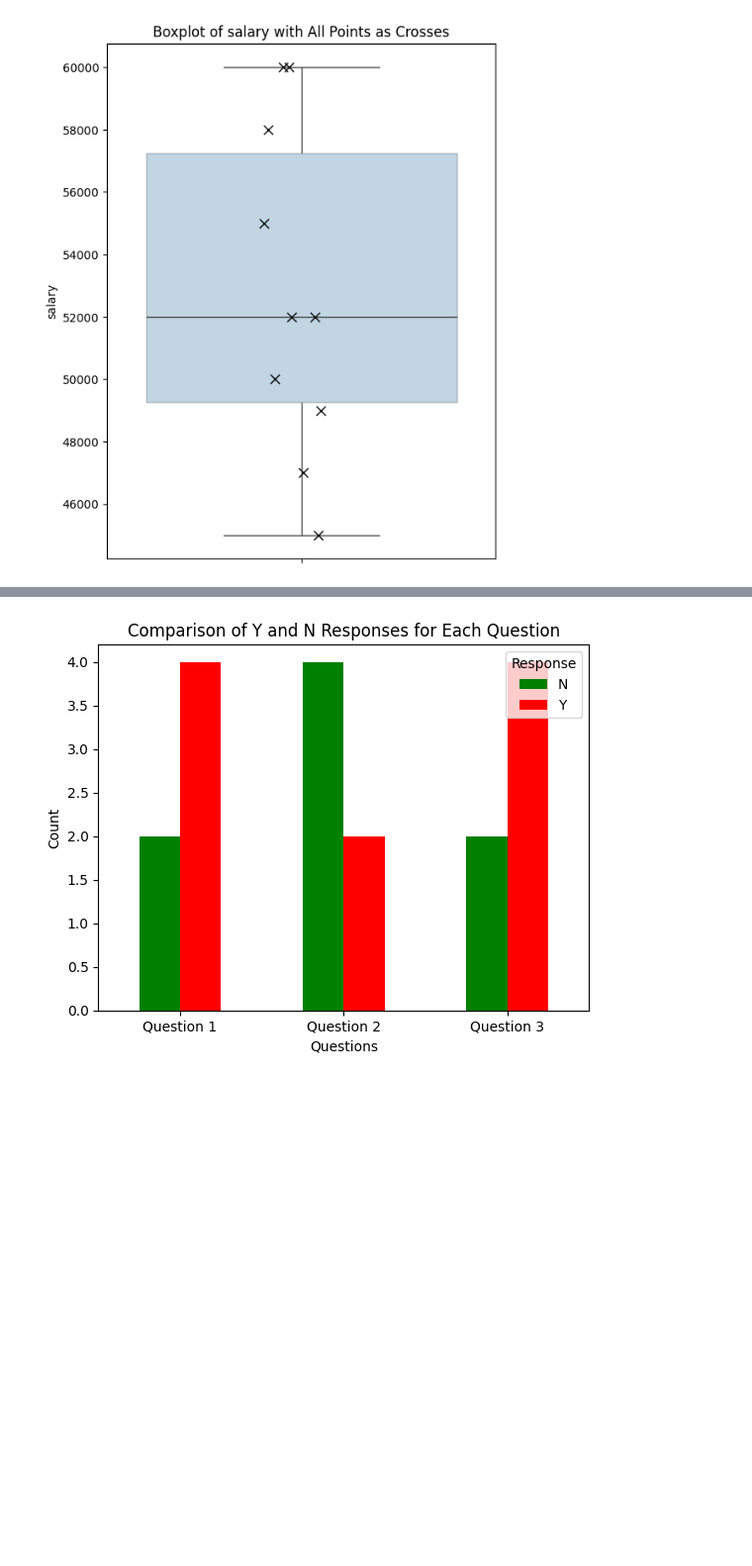
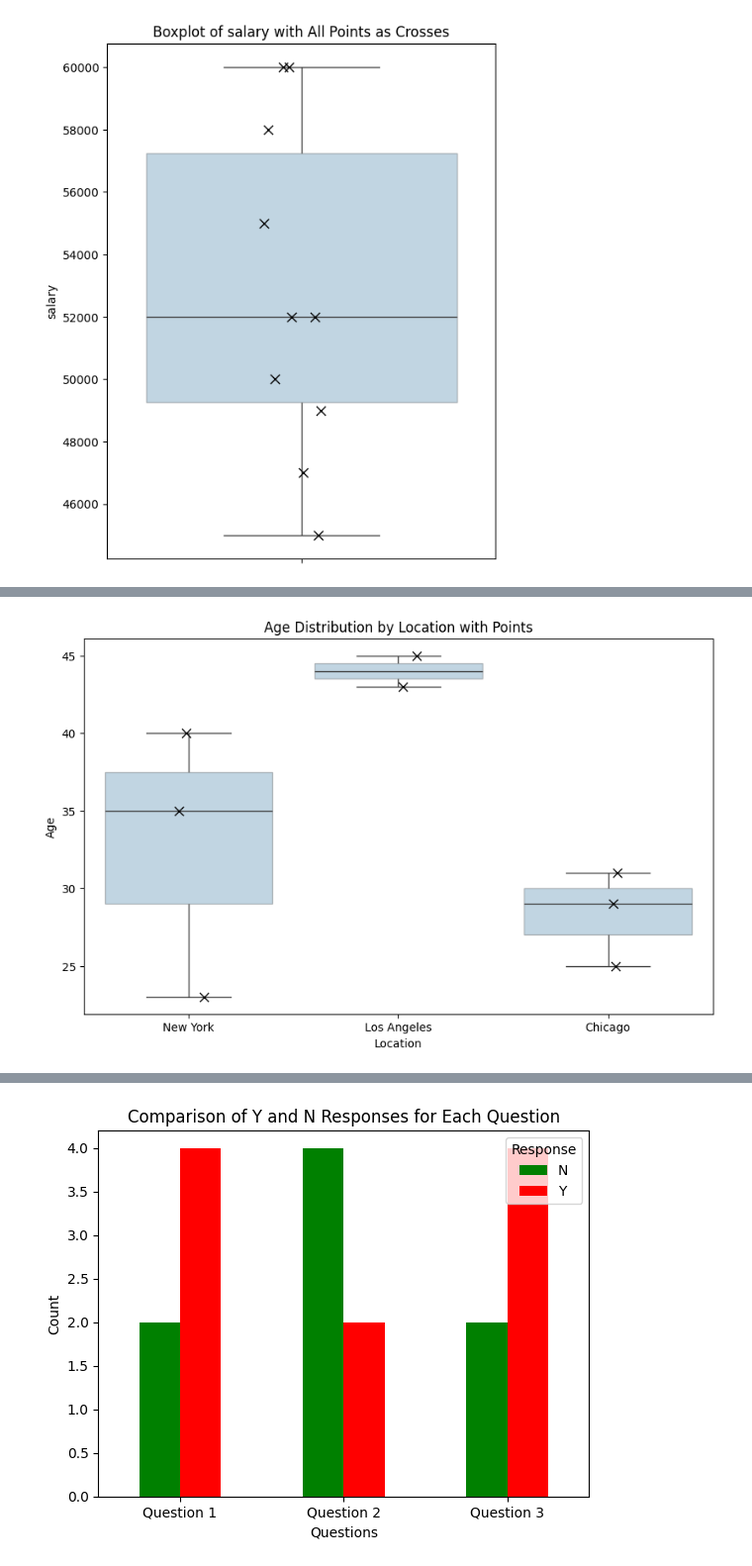
Before and after one commit to ui-fankfurt/bloomberg-academy, a Jupyter notebook: bloomberg.ipynb, the cells around one changed output, grey strips where cells are left out. Shown at 99% size. Cells and saved outputs as stored; diff of their text form; code cells hidden in the pictures; blank space fills up the shorter version.

```diff
--- a/bloomberg.ipynb
+++ b/bloomberg.ipynb
@@ -90,0 +44,42 @@ show_boxplots_with_points(df, ['age', 'salary', 'height', 'weight'])
+# %%
+import seaborn as sns
+import matplotlib.pyplot as plt
+import pandas as pd
+
+# Example DataFrame
+data = {
+    'location': ['New York', 'Los Angeles', 'Chicago', 'New York', 'Los Angeles', 'Chicago', 'New York', 'Chicago'],
+    'age': [23, 45, 31, 35, 43, 25, 40, 29]
+}
+df = pd.DataFrame(data)
+
+def plot_age_by_location_with_points(df):
+    """
+    Show a box plot comparing the distribution of age by location with individual points overlaid.
+
+    Parameters:
+    df (pd.DataFrame): The DataFrame containing the data.
+
+    Returns:
+    None
+    """
+    plt.figure(figsize=(10, 6))
+
+    # Create the boxplot
+    sns.boxplot(x='location', y='age', data=df, showfliers=False, boxprops={'alpha': 0.3})
+
+    # Overlay the individual data points
+    sns.stripplot(x='location', y='age', data=df, jitter=True, marker='x', color='black', size=8, linewidth=1)
+
+    # Adding titles and labels
+    plt.title('Age Distribution by Location with Points')
+    plt.xlabel('Location')
+    plt.ylabel('Age')
+
+    # Display the plot
+    plt.show()
+
+# Plot the boxplot with points
+plot_age_by_location_with_points(df)
+# %% [output]
+[figure, added]
```
Also changed, not shown: parts of 7 cells of this notebook.
